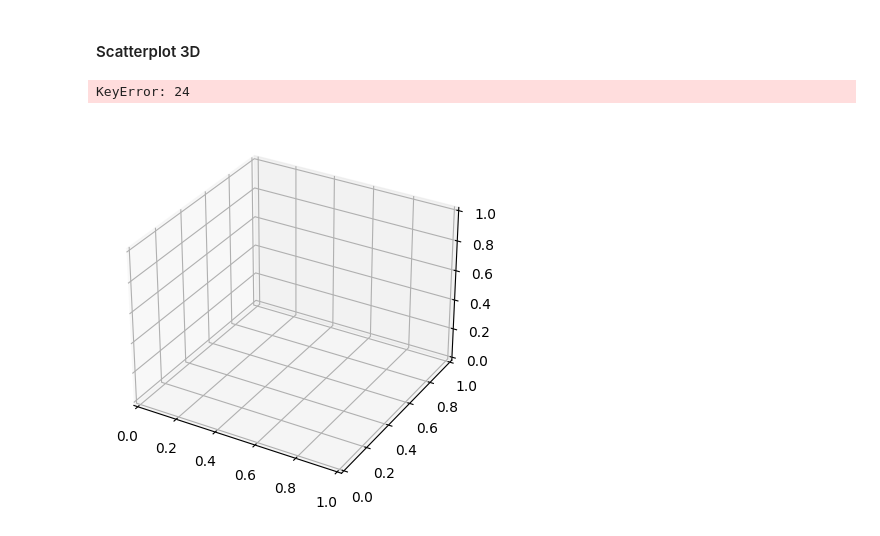
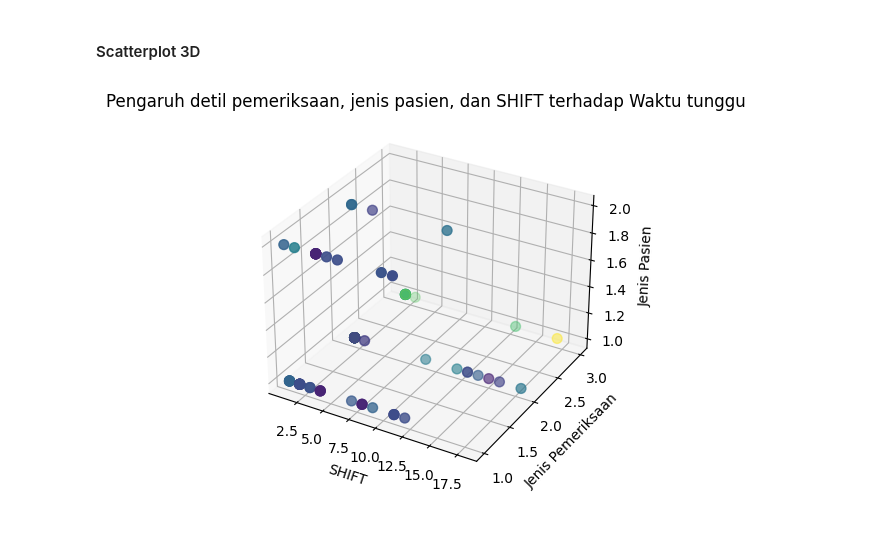
Before and after one commit to patgrace/AVD_WatingTime, a Jupyter notebook: visualisasi.ipynb, the cells around one changed output. Cells and saved outputs as stored; diff of their text form; code cells hidden in the pictures.

Commit message:
menambahkan visualisasi high dimensional

```diff
--- a/visualisasi.ipynb
+++ b/visualisasi.ipynb
@@ -718,31 +707,29 @@ ValueError: shape mismatch: objects cannot be broadcast to a single shape.  Mism
 # %%
 #3D SCATTER PLOT
 
 #Scatter Plot 3D
 
-colors = {
-    1: 'blue',
-    2: 'green',
-    3: 'yellow'
-}
+
+x = dataset['Detil Pemeriksaan']
+y = dataset['SHIFT']
+kt = dataset['Waktu Tunggu ']
+z = dataset['Jenis Pasien']
 
 fig = plt.figure()
 ax = fig.add_subplot(111, projection='3d')
-scatter = ax.scatter(
-    dataset["SHIFT"], dataset["Jenis Pemeriksaan"], dataset["Jenis Pasien"],
-    c=[colors[kt] for kt in dataset["Waktu Tunggu "]], s=50
+scatter = ax.scatter(x,y,z,
+c = kt, s=50
 )
 
-# Tambahkan penjelasan
-handles = [plt.Line2D([0], [0], marker='o', color=color, label=f'Waktu Tunggu {kt}') for kt, color in colors.items()]
-ax.legend(handles=handles, title='Waktu Tunggu')
+# # Tambahkan penjelasan
+# handles = [plt.Line2D([0], [0], marker='o', color=color, label=f'Waktu Tunggu {kt}') for kt, color in colors.items()]
+# ax.legend(handles=handles, title='Waktu Tunggu')
 
 ax.set_xlabel("SHIFT")
 ax.set_ylabel("Jenis Pemeriksaan")
 ax.set_zlabel("Jenis Pasien")
-ax.set_title("Pengaruh jenis pemeriksaan, jenis pasien, dan SHIFT terhadap Waktu tunggu")
+ax.set_title("Pengaruh detil pemeriksaan, jenis pasien, dan SHIFT terhadap Waktu tunggu")
 
 plt.show()
 # %% [output]
-KeyError: 24
-[figure, old version]
+[figure, new version]
```
Also changed, not shown: parts of 5 cells of this notebook.
